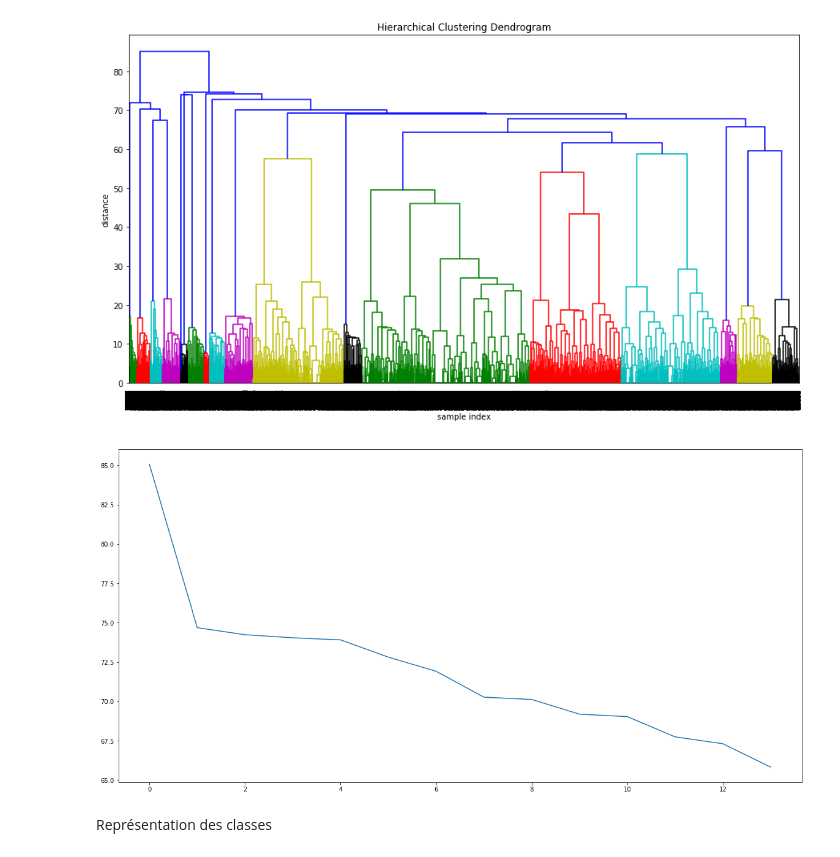
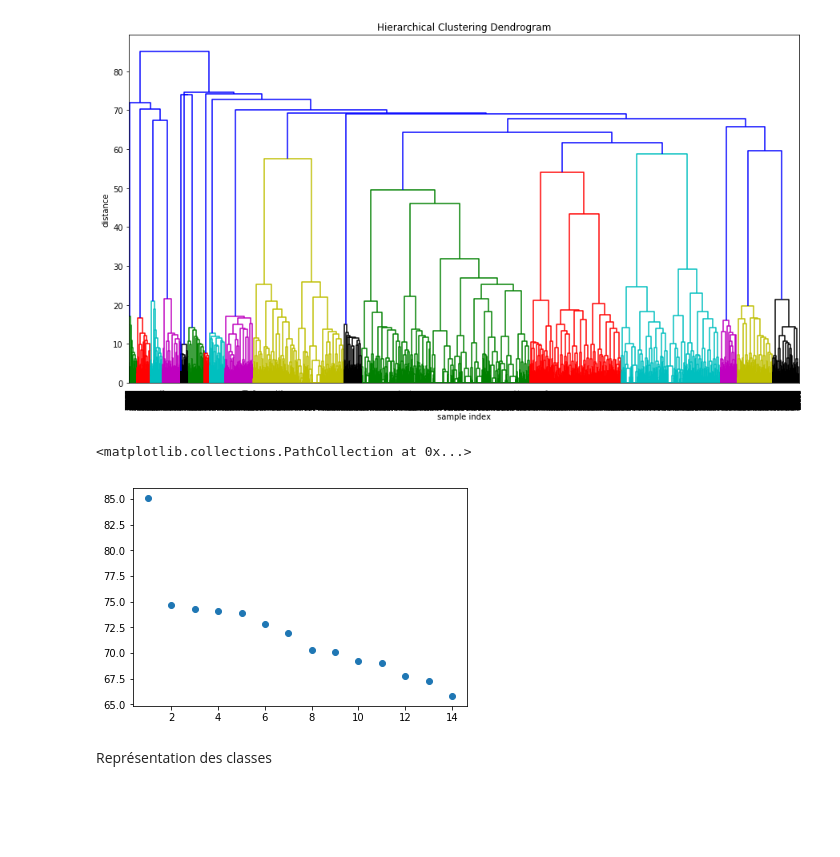
Before and after one commit to LouisDelvaux/Exploration4A, a Jupyter notebook: Adult-Census/Explo-Python-AdultCensus (PROJET).ipynb, the cells around one changed output. Saved outputs shown, nothing was run; the diff lists cells and outputs as text; code cells hidden in the pictures; blank space fills up the shorter version.

```diff
--- a/Adult-Census/Explo-Python-AdultCensus (PROJET).ipynb
+++ b/Adult-Census/Explo-Python-AdultCensus (PROJET).ipynb
@@ -669,12 +676,12 @@ sch.dendrogram(ZZ,leaf_font_size=8.)
 plt.show()
 # %% [output]
 [figure]
-# %%
-plt.figure(figsize=(20, 10))
-plt.plot(sch.maxdists(ZZ)[::-1][0:14])
-plt.show()
-# %% [output]
-[figure, removed]
+# %%
+# Décroissance de la variance interclasses
+plt.scatter(range(1,15), sch.maxdists(ZZ)[::-1][0:14])
+# %% [output]
+<matplotlib.collections.PathCollection at 0x...>
+[figure, added]
 # %% [markdown]
 Représentation des classes
 # %%
```
Also changed, not shown: parts of 8 cells of this notebook.
